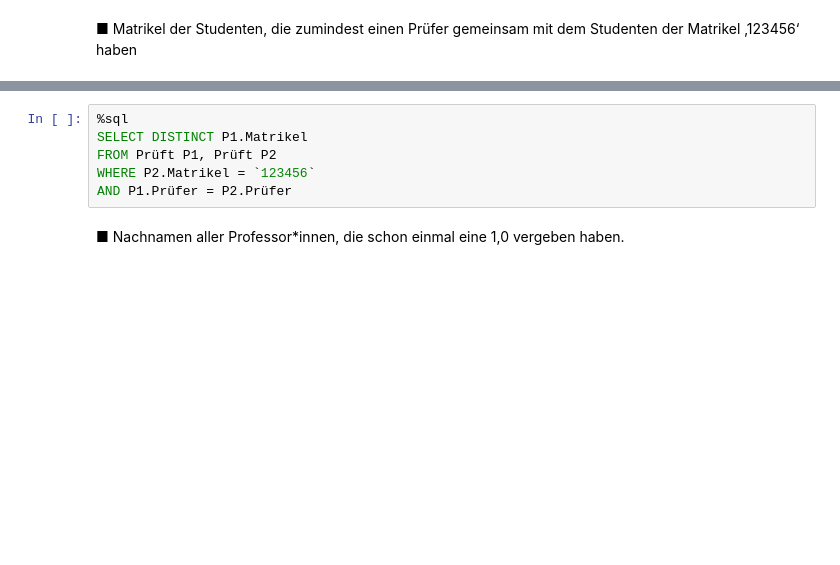
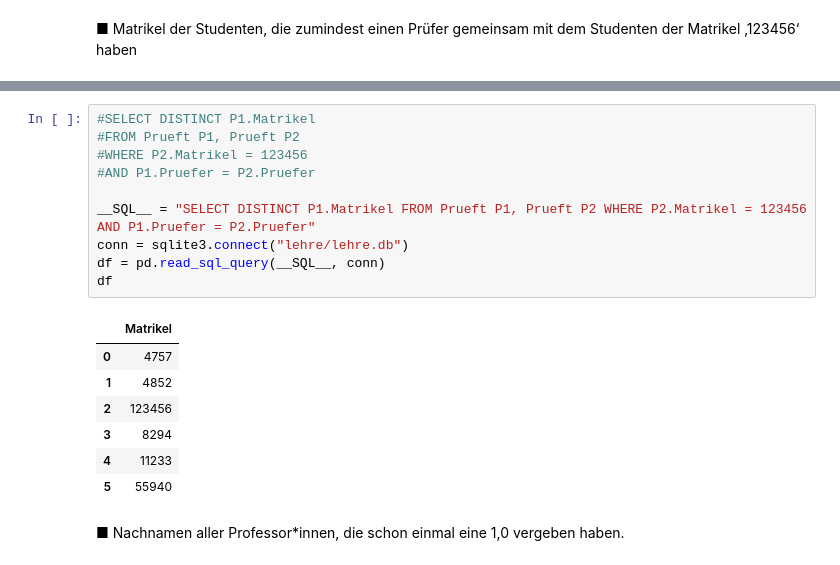
Before and after one commit to lejuliennn/GDBS_Script_Fork, a Jupyter notebook: _build/html/_sources/09/sql.ipynb, the cells around one changed output, grey strips where cells are left out. Cells and saved outputs as stored; diff of their text form; blank space fills up the shorter version.

```diff
--- a/_build/html/_sources/09/sql.ipynb
+++ b/_build/html/_sources/09/sql.ipynb
@@ -1690,9 +1732,21 @@ WHERE Prüfer IN ( SELECT Prüfer
-# %%
-%sql
-SELECT DISTINCT P1.Matrikel
-FROM Prüft P1, Prüft P2
-WHERE P2.Matrikel = `123456`
-AND P1.Prüfer = P2.Prüfer
+# %%
+#SELECT DISTINCT P1.Matrikel
+#FROM Prueft P1, Prueft P2
+#WHERE P2.Matrikel = 123456
+#AND P1.Pruefer = P2.Pruefer
+
+__SQL__ = "SELECT DISTINCT P1.Matrikel FROM Prueft P1, Prueft P2 WHERE P2.Matrikel = 123456 AND P1.Pruefer = P2.Pruefer"
+conn = sqlite3.connect("lehre/lehre.db")
+df = pd.read_sql_query(__SQL__, conn)
+df
+# %% [output]
+|  | Matrikel |
+| 0 | 4757 |
+| 1 | 4852 |
+| 2 | 123456 |
+| 3 | 8294 |
+| 4 | 11233 |
+| 5 | 55940 |
 # %% [markdown]
 ■ Nachnamen aller Professor*innen, die schon einmal eine 1,0 vergeben haben.
 # %%
```
Also changed, not shown: parts of 21 cells of this notebook, 19 other files.
